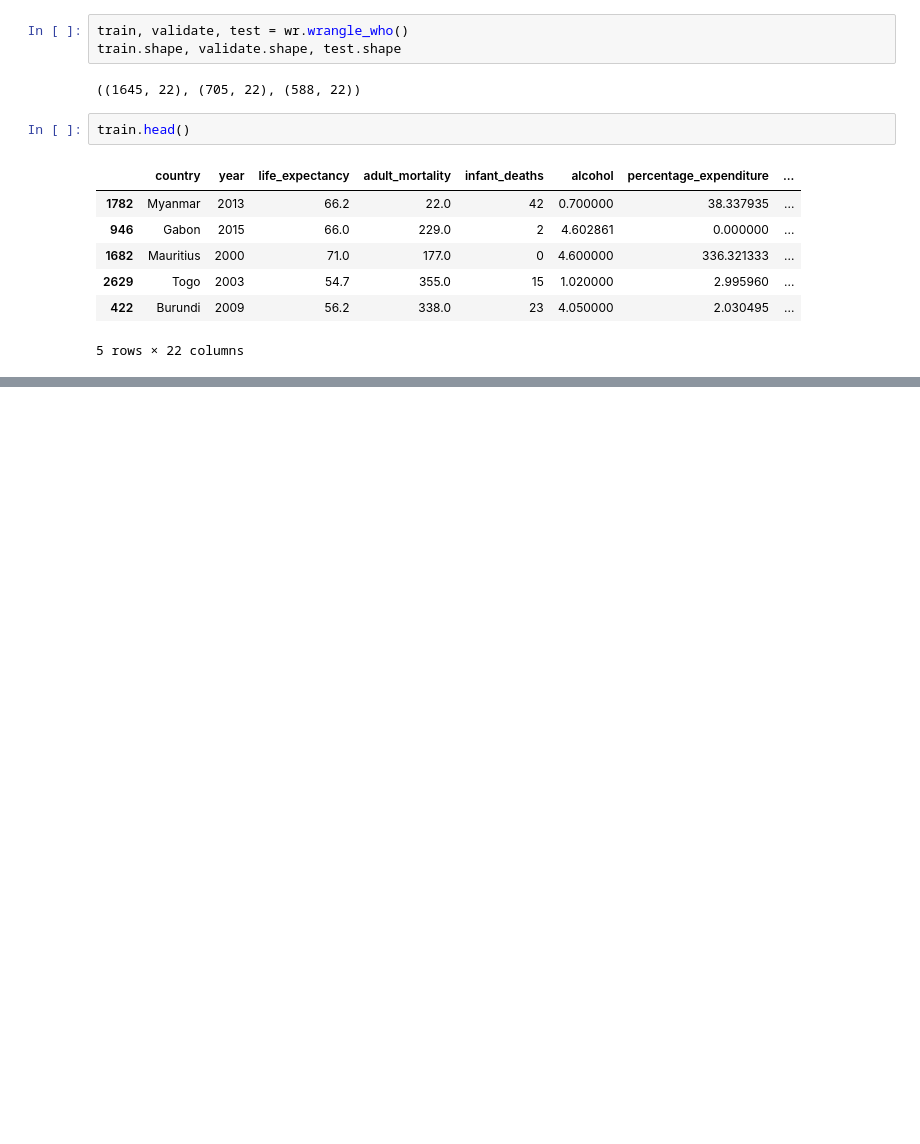
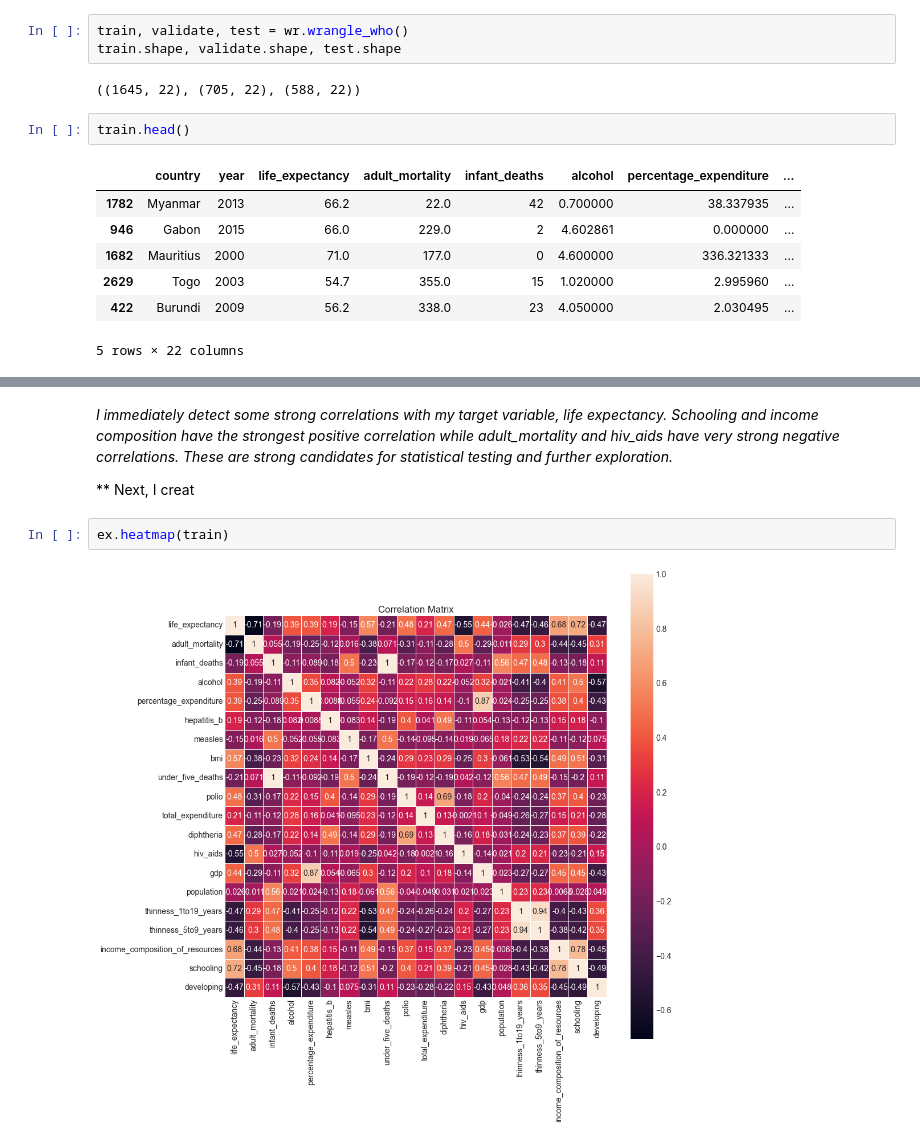
Before and after one commit to kristofer-rivera/predicting-life-expectancy, a Jupyter notebook: final_notebook.ipynb, the cells around one changed output, grey strips where cells are left out. Cells and saved outputs as stored; diff of their text form; blank space fills up the shorter version.

```diff
--- a/final_notebook.ipynb
+++ b/final_notebook.ipynb
@@ -126,0 +159,8 @@ train.head()
+# %% [markdown]
+*I immediately detect some strong correlations with my target variable, life expectancy. Schooling and income composition have the strongest positive correlation while adult_mortality and hiv_aids have very strong negative correlations. These are strong candidates for statistical testing and further exploration.*
+
+** Next, I creat
+# %%
+ex.heatmap(train)
+# %% [output]
+[figure, added]
```
Also changed, not shown: parts of 10 cells of this notebook, 1 other file.
